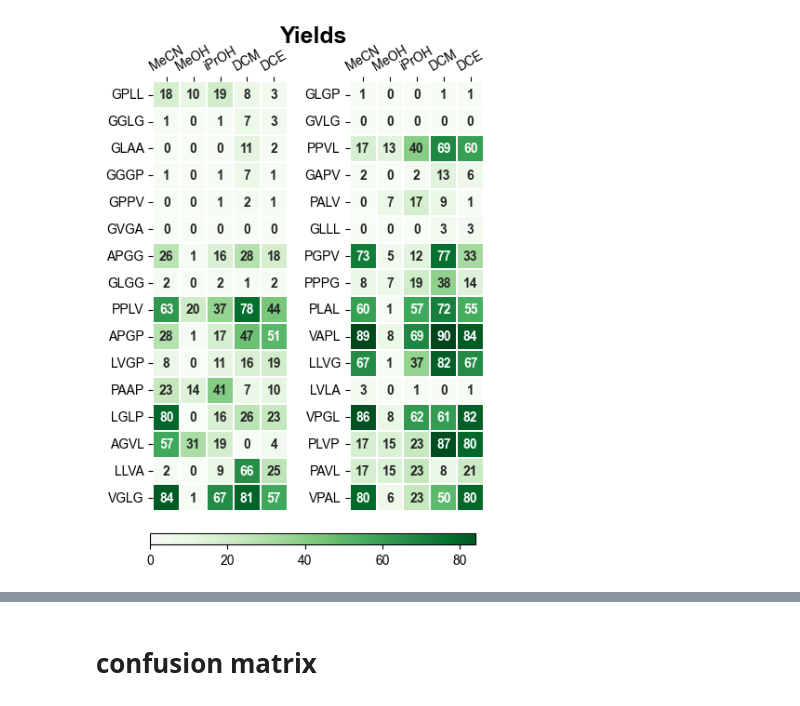
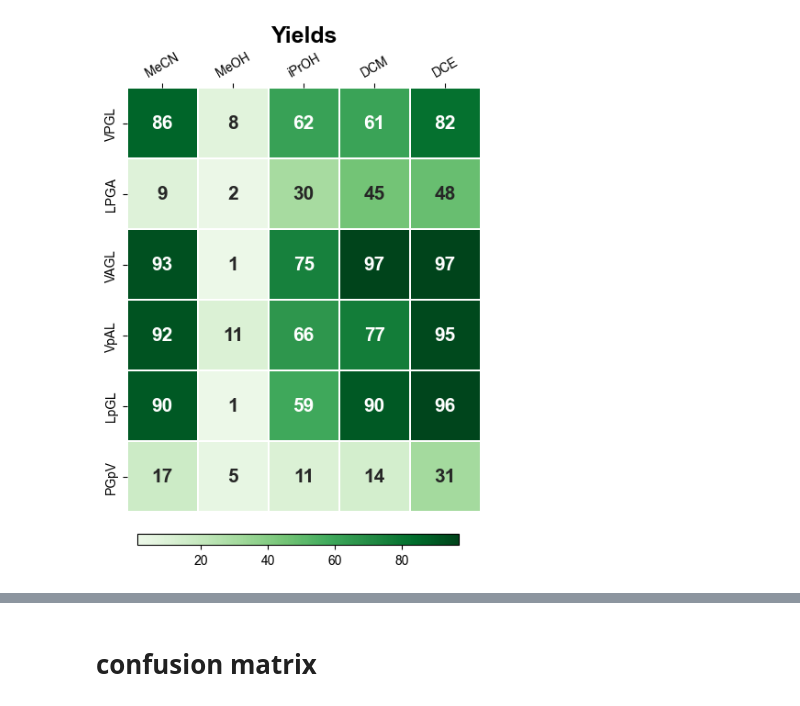
Before and after one commit to troy-lcy/HTE-Aldol-Peptides, a Jupyter notebook: HTE-Aldol/notebooks/visualize.ipynb, the cells around one changed output, grey strips where cells are left out. Drawn from its saved outputs; the diff is of its cells as text; code cells hidden in the pictures.

```diff
--- a/HTE-Aldol/notebooks/visualize.ipynb
+++ b/HTE-Aldol/notebooks/visualize.ipynb
@@ -5,7 +5,7 @@ import matplotlib.pyplot as plt
 import seaborn as sns
 # %%
 # read .csv format data
-DATA_DIR = '../Data/data_160_ori.csv'
+DATA_DIR = '../Data/test.csv'
 
 df = pd.read_csv(DATA_DIR)
 # %%
@@ -14,58 +14,58 @@ solvent = ['MeCN','MeOH','iPrOH','DCM','DCE']
 # %%
 conversion = df['yields'].values
 # %%
-conversion = conversion.reshape(32,5)
-conversion = pd.DataFrame(conversion, index=pep, columns=solvent)
+# conversion = conversion.reshape(6,5)
+# conversion = pd.DataFrame(conversion, index=pep, columns=solvent)
 
 conversion1 = conversion.iloc[:16,:].copy().astype(int)
 conversion2 = conversion.iloc[16:,:].copy().astype(int)
 
 plt.rcParams['font.family'] = 'Arial'
 
 fig = plt.figure(figsize=(5,6)) # 8,6
-axs = fig.subplots(nrows=1, ncols=2)
-fig.suptitle('Yields', size = 18, weight = 'bold')
+# axs = fig.subplots(nrows=1, ncols=2)
+plt.title('Yields', size = 18, weight = 'bold')
 
 hm1 = sns.heatmap(conversion1,
             cmap ='Greens', # Greens
             center=45, # center of scale bar
             linewidths=0.2,
             cbar = False,
-            ax=axs[0],
+            # ax=axs[0],
             square=True,
             annot=True,
             annot_kws={'weight': 'bold',
-                        'size':10
+                        'size':15
                         },
             )
 
 
-hm2 = sns.heatmap(conversion2,
-            cmap ='Greens', # Greens
-            center=45, # center of scale bar
-            linewidths=0.2,
-            cbar = False,
-            ax=axs[1],
-            square=True,
-            annot=True,
-            annot_kws={'weight': 'bold',
-                       # 'color': 'black',
-                        'size':10
-                        },
-            )
+# hm2 = sns.heatmap(conversion2,
+#             cmap ='Greens', # Greens
+#             center=45, # center of scale bar
+#             linewidths=0.2,
+#             cbar = False,
+#             ax=axs[1],
+#             square=True,
+#             annot=True,
+#             annot_kws={'weight': 'bold',
+#                        # 'color': 'black',
+#                         'size':10
+#                         },
+#             )
 
 hm1.xaxis.tick_top()
-hm2.xaxis.tick_top()
+# hm2.xaxis.tick_top()
 hm1.set_xticklabels(hm1.get_xticklabels(), rotation=30)
-hm2.set_xticklabels(hm2.get_xticklabels(), rotation=30)
+# hm2.set_xticklabels(hm2.get_xticklabels(), rotation=30)
 
 # Create a color bar for the subplots
 cbar_ax = fig.add_axes([0.15, 0.05, 0.7, 0.02])  # Adjust the position and size as needed
 cbar = fig.colorbar(hm1.collections[0], cax=cbar_ax, orientation='horizontal')
 
 plt.show()
 # %% [output]
-[figure, old version]
+[figure, new version]
 # %%
 # draw ee values
 
```
Also changed, not shown: parts of 3 cells of this notebook, 24 other files.
